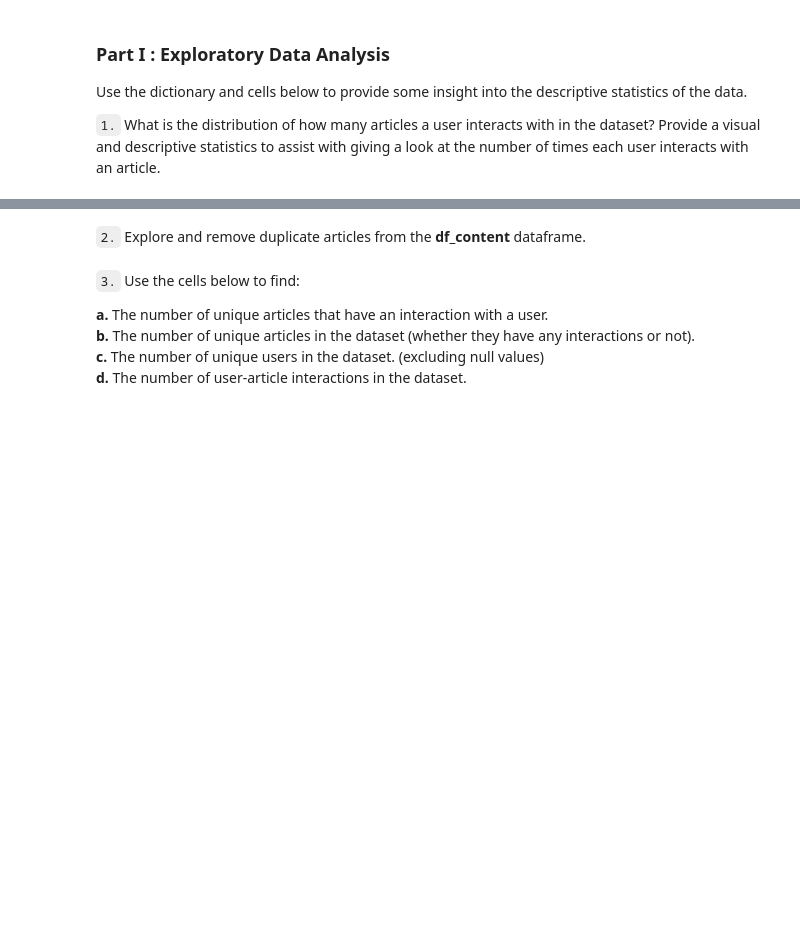
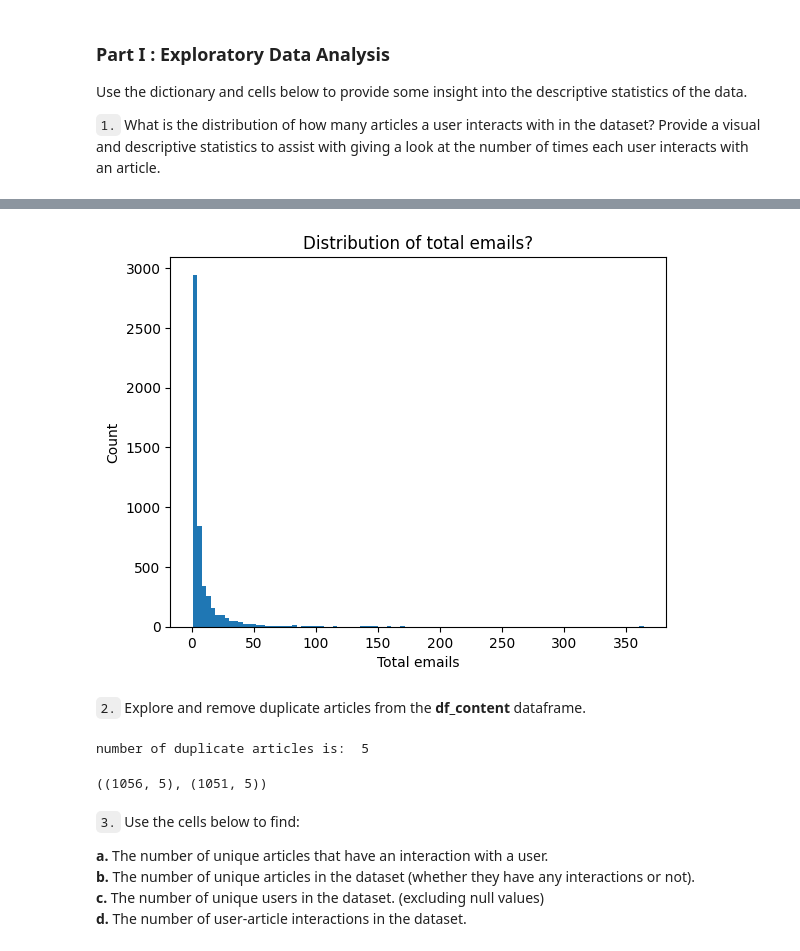
Before and after one commit to wire2coder/ibm-recommender-engine-uda, a Jupyter notebook: Recommendations_with_IBM.ipynb, the cells around one changed output, grey strips where cells are left out. Drawn from its saved outputs; the diff is of its cells as text; code cells hidden in the pictures; blank space fills up the shorter version.

```diff
--- a/Recommendations_with_IBM.ipynb
+++ b/Recommendations_with_IBM.ipynb
@@ -53,0 +102,4 @@ Use the dictionary and cells below to provide some insight into the descriptive
+# %%
+# so each 'email' is a user???
+user_interaction = df.email.value_counts(dropna=False) # 5149 email address
+user_interaction
@@ -54,3 +120,12 @@ Use the dictionary and cells below to provide some insight into the descriptive
+# %%
+plt.figure()
+plt.hist(user_interaction.values, bins=100)
+plt.title('Distribution of total emails?')
+plt.xlabel('Total emails')
+plt.ylabel('Count')
+plt.show()
+# %% [output]
+[figure, added]
 # %%
 # Fill in the median and maximum number of user_article interactios below
 
@@ -63,5 +143,20 @@ max_views_by_user = # The maximum number of user-article interactions by any 1 u
+# %%
+# Find and explore duplicate articles
+article_count = df_content.article_id.value_counts(dropna=False)
+dup_articles = article_count[article_count > 1]
+# dup_articles
+
+print('number of duplicate articles is: ', len(dup_articles))
+# %% [output]
+number of duplicate articles is:  5
 # %%
 # Remove any rows that have the same article_id - only keep the first
+# df_content.drop_duplicates(subset='article_id', inplace=True)
+df_content_no_dup = df_content.drop_duplicates(subset='article_id', inplace=False)
+
+df_content.shape, df_content_no_dup.shape # ((1056, 5), (1051, 5))
+# %% [output]
+((1056, 5), (1051, 5))
 # %% [markdown]
 `3.` Use the cells below to find:
 
```
Also changed, not shown: parts of 11 cells of this notebook, 1 other file.
